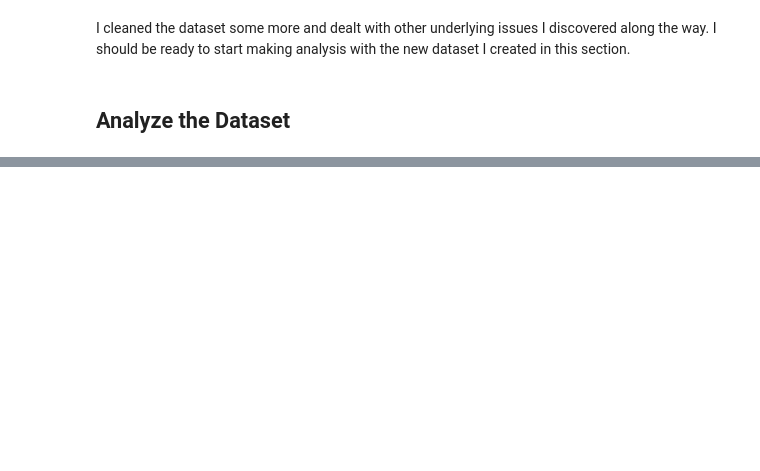
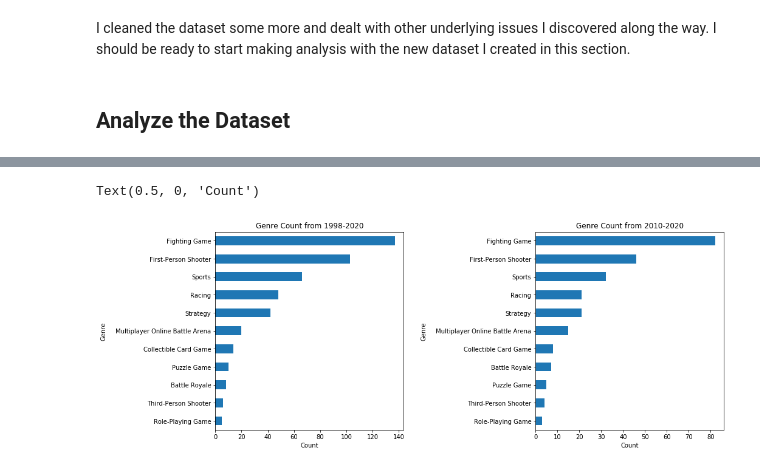
Before and after one commit to nrichyang/Esports-Earnings-Project, a Jupyter notebook: Exploring Earnings in Esports.ipynb, the cells around one changed output, grey strips where cells are left out. Cells and saved outputs as stored; diff of their text form; code cells hidden in the pictures; blank space fills up the shorter version.

Commit message:
Made more progress in visualizations

```diff
--- a/Exploring Earnings in Esports.ipynb
+++ b/Exploring Earnings in Esports.ipynb
@@ -311,0 +330,3 @@ I cleaned the dataset some more and dealt with other underlying issues I discove
+# %%
+# Sort DataFrame Based on TotalEarnings
+esports_sorted = last_10_years_esports.sort_values('TotalEarnings', ascending=False).copy()
@@ -311,0 +354,13 @@ I cleaned the dataset some more and dealt with other underlying issues I discove
+# %%
+# Create column for TotalEarnings/YearsAfterRelease
+esports_sorted['AvgEarningsPerYear'] = esports_sorted['TotalEarnings'] / esports_sorted['YearsAfterRelease']
+
+#Create column for TotalEarnings/TotalTournaments
+esports_sorted['AvgEarningsPerTournament'] = esports_sorted['TotalEarnings'] / esports_sorted['TotalTournaments']
+# %%
+# Make a list of the column names for column reoganizing
+column_names = ['Game', 'ReleaseDate', 'YearsAfterRelease', 'Genre', 'TotalEarnings', 'OnlineEarnings', 'AvgEarningsPerYear', 'AvgEarningsPerTournament', 'TotalPlayers',
+               'TotalTournaments']
+
+# Reorganize the columns
+esports_sorted = esports_sorted.reindex(columns=column_names)
@@ -311,0 +390,3 @@ I cleaned the dataset some more and dealt with other underlying issues I discove
+# %%
+# Removed Game Titles released in 2020
+esports_sorted = esports_sorted[esports_sorted["ReleaseDate"] != 2020]
@@ -311,0 +500,19 @@ I cleaned the dataset some more and dealt with other underlying issues I discove
+# %%
+# Create figure and axes
+fig1, (ax1, ax2) = plt.subplots(1,2, figsize=[15,6])
+fig1.subplots_adjust(wspace=.7)
+
+# Genre count of whole dataset
+esports_data['Genre'].value_counts(ascending=True).plot(kind='barh', ax=ax1)
+ax1.set_title('Genre Count from 1998-2020')
+ax1.set_ylabel('Genre', labelpad=15)
+ax1.set_xlabel('Count')
+
+# Genre count of last 10 years
+esports_sorted['Genre'].value_counts(ascending=True).plot(kind='barh', ax=ax2)
+ax2.set_title('Genre Count from 2010-2020')
+ax2.set_ylabel('Genre', labelpad=15)
+ax2.set_xlabel('Count')
+# %% [output]
+Text(0.5, 0, 'Count')
+[figure, added]
```
Also changed, not shown: parts of 28 cells of this notebook.
